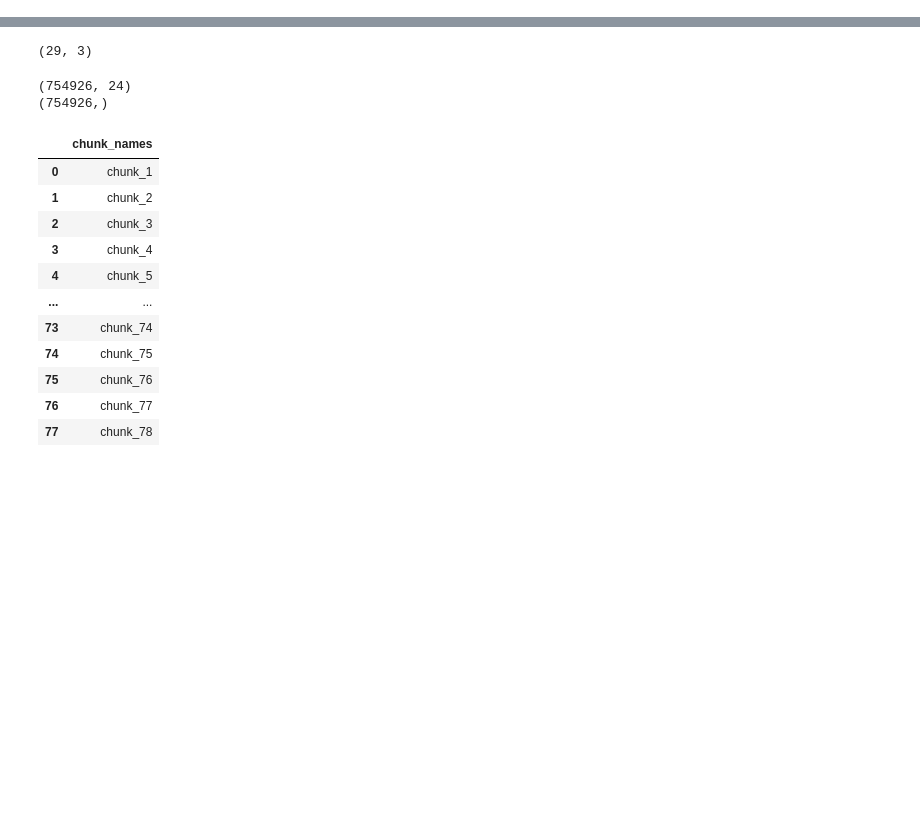
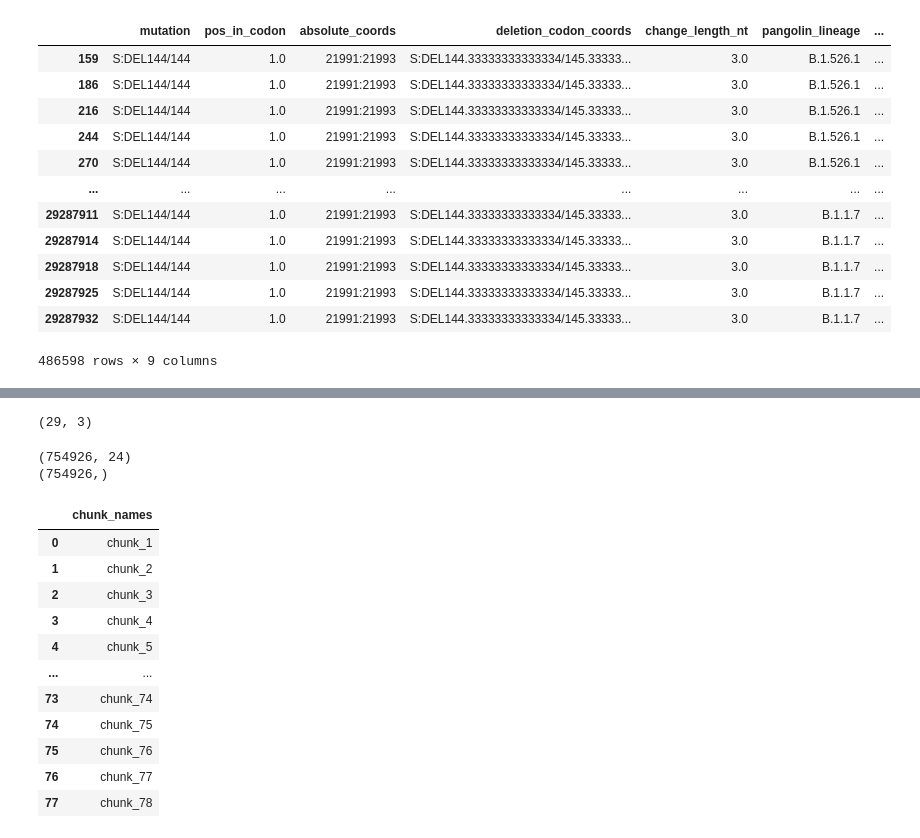
Before and after one commit to andersen-lab/bjorn, a Jupyter notebook: notebooks/sitrep_tests.ipynb, the cells around one changed output, grey strips where cells are left out. Drawn from its saved outputs; the diff is of its cells as text; code cells hidden in the pictures; blank space fills up the shorter version.

```diff
--- a/notebooks/sitrep_tests.ipynb
+++ b/notebooks/sitrep_tests.ipynb
@@ -6,0 +155,3 @@ sys.path.append('../src/')
+# %%
+m_fp = '/southpark/gisaid/mutations_2021-05-02-15-00.csv'
+m = pd.read_csv(m_fp)
@@ -6,0 +184,3 @@ sys.path.append('../src/')
+# %%
+m['year'] = pd.to_datetime(m['date_collected']).dt.year
+m['month'] = pd.to_datetime(m['date_collected']).dt.month
@@ -6,0 +238,3 @@ sys.path.append('../src/')
+# %%
+m['year'] = pd.to_datetime(m['date_collected']).dt.year
+m['month'] = pd.to_datetime(m['date_collected']).dt.month
@@ -6,0 +367,19 @@ sys.path.append('../src/')
+# %%
+cols = ['mutation', 'pos_in_codon', 'absolute_coords',
+        'deletion_codon_coords', 'change_length_nt', 'pangolin_lineage', 'del_seq', 'prev_5nts', 'next_5nts']
+# %%
+m.loc[m['mutation']=='S:DEL144/144'][cols]
+# %% [output]
+|  | mutation | pos_in_codon | absolute_coords | deletion_codon_coords | change_length_nt | pangolin_lineage | ... |
+| 159 | S:DEL144/144 | 1.0 | 21991:21993 | S:DEL144.33333333333334/145.33333... | 3.0 | B.1.526.1 | ... |
+| 186 | S:DEL144/144 | 1.0 | 21991:21993 | S:DEL144.33333333333334/145.33333... | 3.0 | B.1.526.1 | ... |
+| 216 | S:DEL144/144 | 1.0 | 21991:21993 | S:DEL144.33333333333334/145.33333... | 3.0 | B.1.526.1 | ... |
+| 244 | S:DEL144/144 | 1.0 | 21991:21993 | S:DEL144.33333333333334/145.33333... | 3.0 | B.1.526.1 | ... |
+| 270 | S:DEL144/144 | 1.0 | 21991:21993 | S:DEL144.33333333333334/145.33333... | 3.0 | B.1.526.1 | ... |
+| ... | ... | ... | ... | ... | ... | ... | ... |
+| 29287911 | S:DEL144/144 | 1.0 | 21991:21993 | S:DEL144.33333333333334/145.33333... | 3.0 | B.1.1.7 | ... |
+| 29287914 | S:DEL144/144 | 1.0 | 21991:21993 | S:DEL144.33333333333334/145.33333... | 3.0 | B.1.1.7 | ... |
+| 29287918 | S:DEL144/144 | 1.0 | 21991:21993 | S:DEL144.33333333333334/145.33333... | 3.0 | B.1.1.7 | ... |
+| 29287925 | S:DEL144/144 | 1.0 | 21991:21993 | S:DEL144.33333333333334/145.33333... | 3.0 | B.1.1.7 | ... |
+| 29287932 | S:DEL144/144 | 1.0 | 21991:21993 | S:DEL144.33333333333334/145.33333... | 3.0 | B.1.1.7 | ... |
+486598 rows × 9 columns
```
Also changed, not shown: parts of 72 cells of this notebook.
